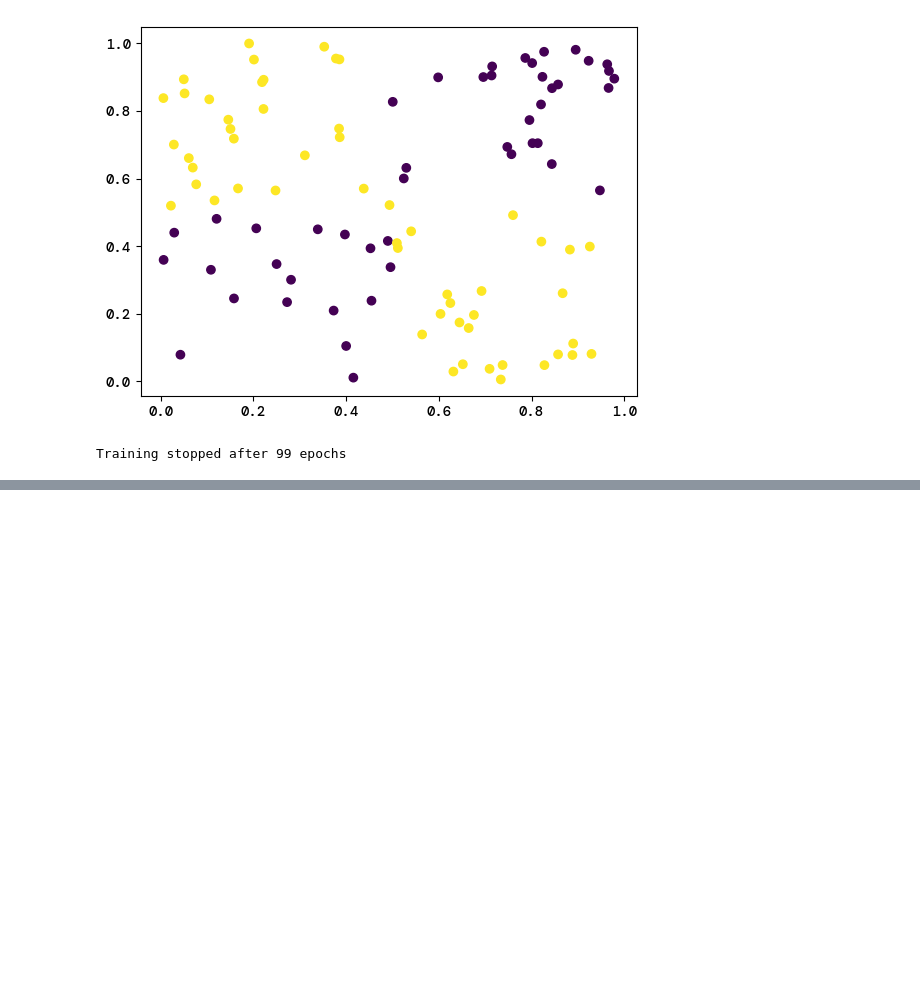
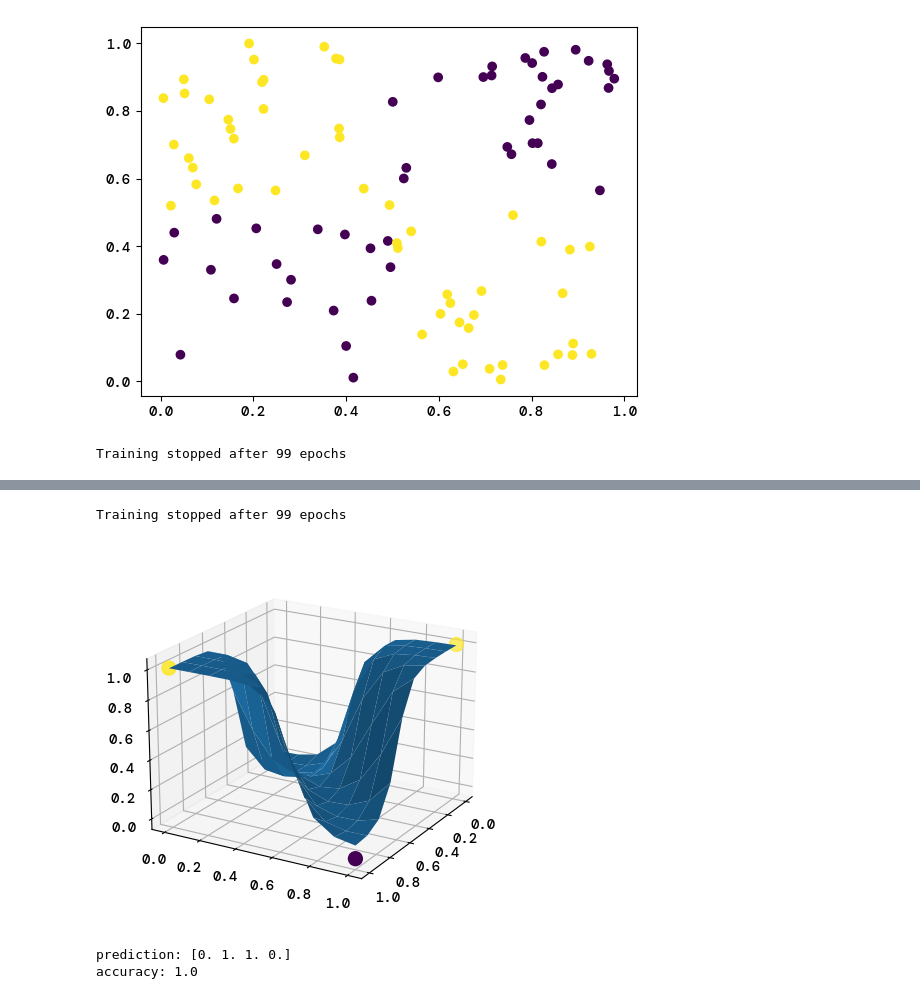
Before and after one commit to bragewiseth/MachineLearningProjects, a Jupyter notebook: project2/src/universalFuncitonApproximation.ipynb, the cells around one changed output, grey strips where cells are left out. Saved outputs shown, nothing was run; the diff lists cells and outputs as text; code cells hidden in the pictures; blank space fills up the shorter version.

```diff
--- a/project2/src/universalFuncitonApproximation.ipynb
+++ b/project2/src/universalFuncitonApproximation.ipynb
@@ -160,0 +93,25 @@ AttributeError: module 'jax.numpy' has no attribute 'random'
+# %%
+x = jax.random.uniform(key,(100,2)) # reset x
+# %%
+model = ada.NN.Model([[4, sigmoid],[1, sigmoid]], epochs=100, eta=0.1,optimizer="adam", loss=ada.CE)
+model.fit(x, t_xor)
+
+
+XY = np.array([X.flatten(),Y.flatten()]).T
+Z = model.predict(XY).reshape(10,10)
+# %% [output]
+Training stopped after 99 epochs
+# %%
+fig = plt.figure()
+ax = fig.add_subplot(111, projection='3d')
+ax.plot_surface(X,Y,Z)
+ax.view_init(20, 30)
+ax.scatter(binary_xor[:,0],binary_xor[:,1],binary_target, c=binary_target, s=100)
+plt.show()
+y = model.classify(binary_xor)
+print("prediction: {}".format(y.ravel()))
+print("accuracy: {}".format(ada.accuracy(y, binary_target.reshape(-1,1))))
+# %% [output]
+[figure, added]
+prediction: [0. 1. 1. 0.]
+accuracy: 1.0
```
Also changed, not shown: parts of 20 cells of this notebook, 14 other files.
